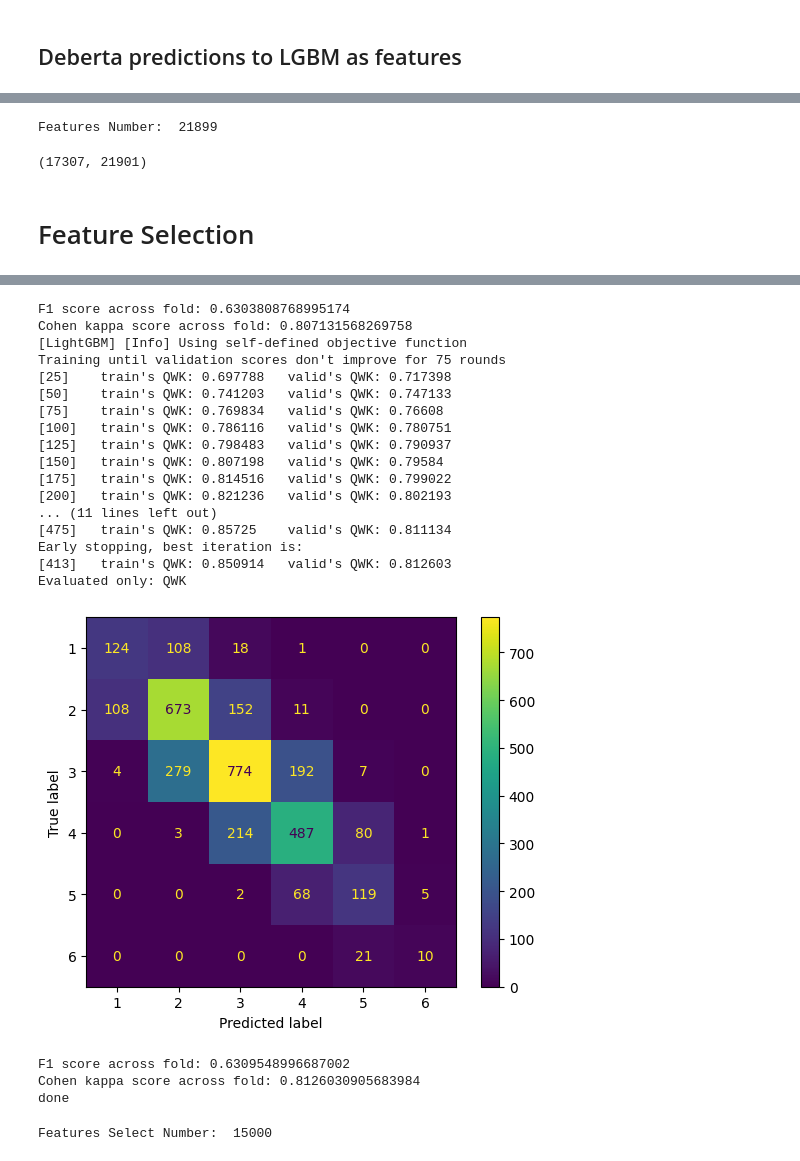
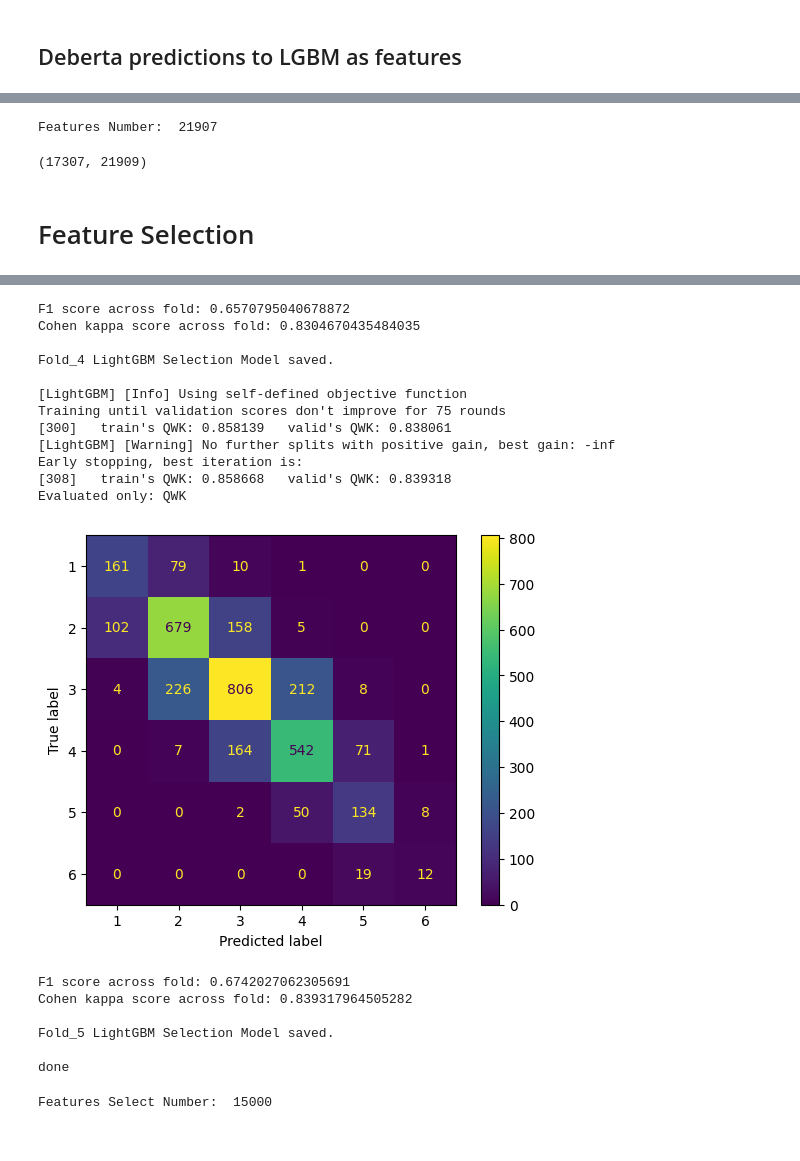
Before and after one commit to Maxma99/aes2, a Jupyter notebook: lgbm-baseline.ipynb, the cells around one changed output, grey strips where cells are left out. Drawn from its saved outputs; the diff is of its cells as text; code cells hidden in the pictures.

```diff
--- a/lgbm-baseline.ipynb
+++ b/lgbm-baseline.ipynb
@@ -271,7 +291,7 @@ def Sentence_Eng(train_tmp):
     aggs = [
         # Count the number of sentences with a length greater than i
         *[pl.col('sentence').filter(pl.col('sentence_len') >= i).count().alias(f"sentence_{i}_cnt") for i in [0,15,50,100,150,200,250,300] ],
-        *[pl.col('sentence').filter(pl.col('sentence_len') <= i).count().alias(f"sentence_<{i}_cnt") for i in [15,50] ],
+        *[pl.col('sentence').filter(pl.col('sentence_len') <= i).count().alias(f"sentence_lessthan{i}_cnt") for i in [15,50] ],
         # other
         *[pl.col(fea).max().alias(f"{fea}_max") for fea in sentence_fea],
         *[pl.col(fea).mean().alias(f"{fea}_mean") for fea in sentence_fea],
@@ -409,12 +430,15 @@ Features Number:  21899
 # %%
-# train_feats = pd.read_pickle('kaggle/input/train_feats.pkl')
-# feature_names = list(filter(lambda x: x not in ['essay_id','score'], train_feats.columns))
-# print('Features Number: ', len(feature_names))
+train_feats = pd.read_pickle('kaggle/input/train_feats.pkl')
+train_feats_argument = pd.read_pickle('kaggle/input/argument-feat.pkl')
+for i in range(2):
+    train_feats[f'argument_{i}'] = train_feats_argument.iloc[:, i]
 # train_feats = pd.read_csv('kaggle/input/train_feats.csv') # load train_feats data
-# train_feats.shape
+feature_names = list(filter(lambda x: x not in ['essay_id','score'], train_feats.columns))
+print('Features Number: ', len(feature_names))
+train_feats.shape
 # %% [output]
-Features Number:  21899
+Features Number:  21907
-(17307, 21901)
+(17307, 21909)
 # %%
 # idea from https://www.kaggle.com/code/rsakata/optimize-qwk-by-lgb/notebook#QWK-objective
 def quadratic_weighted_kappa(y_true, y_pred):
@@ -457,7 +481,8 @@ y = train_feats['score'].astype(np.float32).values-a
 # %% [markdown]
 # Feature Selection
 # %%
-def feature_select_wrapper():
+
+def feature_select_wrapper(LOAD):
     """
     lgm
     :param train
@@ -467,12 +492,12 @@ def feature_select_wrapper():
     # Part 1.
     print('feature_select_wrapper...')
     features = feature_names
-
-    skf = StratifiedKFold(n_splits=5, shuffle=True, random_state=0)
+    n_splits = 5
+    skf = StratifiedKFold(n_splits=n_splits, shuffle=True, random_state=0)
     fse = pd.Series(0, index=features)
-
+    models = []
+    i=1
     for train_index, test_index in skf.split(X, y_split):
-
         X_train_fold, X_test_fold = X[train_index], X[test_index]
         y_train_fold, y_test_fold, y_test_fold_int = y[train_index], y[test_index], y_split[test_index]
 
@@ -492,11 +517,11 @@ def feature_select_wrapper():
                     verbosity = - 1)
 
         predictor = model.fit(X_train_fold,
-                              y_train_fold,
-                              eval_names=['train', 'valid'],
-                              eval_set=[(X_train_fold, y_train_fold), (X_test_fold, y_test_fold)],
-                              eval_metric=quadratic_weighted_kappa,
-                              callbacks=callbacks)
+                            y_train_fold,
+                            eval_names=['train', 'valid'],
+                            eval_set=[(X_train_fold, y_train_fold), (X_test_fold, y_test_fold)],
+                            eval_metric=quadratic_weighted_kappa,
+                            callbacks=callbacks)
         models.append(predictor)
         predictions_fold = predictor.predict(X_test_fold)
         predictions_fold = predictions_fold + a
@@ -511,13 +536,15 @@ def feature_select_wrapper():
         cm = confusion_matrix(y_test_fold_int, predictions_fold, labels=[x for x in range(1,7)])
 
         disp = ConfusionMatrixDisplay(confusion_matrix=cm,
-                                      display_labels=[x for x in range(1,7)])
+                                    display_labels=[x for x in range(1,7)])
         disp.plot()
         plt.show()
         print(f'F1 score across fold: {f1_fold}')
         print(f'Cohen kappa score across fold: {kappa_fold}')
-
         fse += pd.Series(predictor.feature_importances_, features)
+        predictor.booster_.save_model(f'kaggle/out/aes-feat-select-lgbm/fold_{i}.txt')
+        print('\nFold_{} LightGBM Selection Model saved.\n'.format(i))
+        i+=1
 
     # Part 4.
     feature_select = fse.sort_values(ascending=False).index.tolist()[:15000] # 不要按照他的这个来，要具体根据confusion matrix来选，不一定选前13000个。
@@ -528,8 +555,8 @@ f1_scores = []
 kappa_scores = []
 models = []
 predictions = []
-callbacks = [log_evaluation(period=25), early_stopping(stopping_rounds=75,first_metric_only=True)]
-feature_select = feature_select_wrapper()
+callbacks = [log_evaluation(period=300), early_stopping(stopping_rounds=75,first_metric_only=True)]
+feature_select = feature_select_wrapper(LOAD=True)
 # %% [output]
 feature_select_wrapper...
 [LightGBM] [Info] Using self-defined objective function
@@ -606,23 +608,21 @@ Evaluated only: QWK
-F1 score across fold: 0.6303808768995174
-Cohen kappa score across fold: 0.807131568269758
+F1 score across fold: 0.6570795040678872
+Cohen kappa score across fold: 0.8304670435484035
+
+Fold_4 LightGBM Selection Model saved.
+
 [LightGBM] [Info] Using self-defined objective function
 Training until validation scores don't improve for 75 rounds
-[25]    train's QWK: 0.697788   valid's QWK: 0.717398
-[50]    train's QWK: 0.741203   valid's QWK: 0.747133
-[75]    train's QWK: 0.769834   valid's QWK: 0.76608
-[100]   train's QWK: 0.786116   valid's QWK: 0.780751
-[125]   train's QWK: 0.798483   valid's QWK: 0.790937
-[150]   train's QWK: 0.807198   valid's QWK: 0.79584
-[175]   train's QWK: 0.814516   valid's QWK: 0.799022
-[200]   train's QWK: 0.821236   valid's QWK: 0.802193
-... (11 lines left out)
-[475]   train's QWK: 0.85725    valid's QWK: 0.811134
+[300]   train's QWK: 0.858139   valid's QWK: 0.838061
+[LightGBM] [Warning] No further splits with positive gain, best gain: -inf
 Early stopping, best iteration is:
-[413]   train's QWK: 0.850914   valid's QWK: 0.812603
+[308]   train's QWK: 0.858668   valid's QWK: 0.839318
 Evaluated only: QWK
-[figure, old version]
+[figure, new version]
-F1 score across fold: 0.6309548996687002
-Cohen kappa score across fold: 0.8126030905683984
+F1 score across fold: 0.6742027062305691
+Cohen kappa score across fold: 0.839317964505282
+
+Fold_5 LightGBM Selection Model saved.
+
 done
 # %%
 X = train_feats[feature_select].astype(np.float32).values
```
Also changed, not shown: parts of 14 cells of this notebook, 18 other files.
